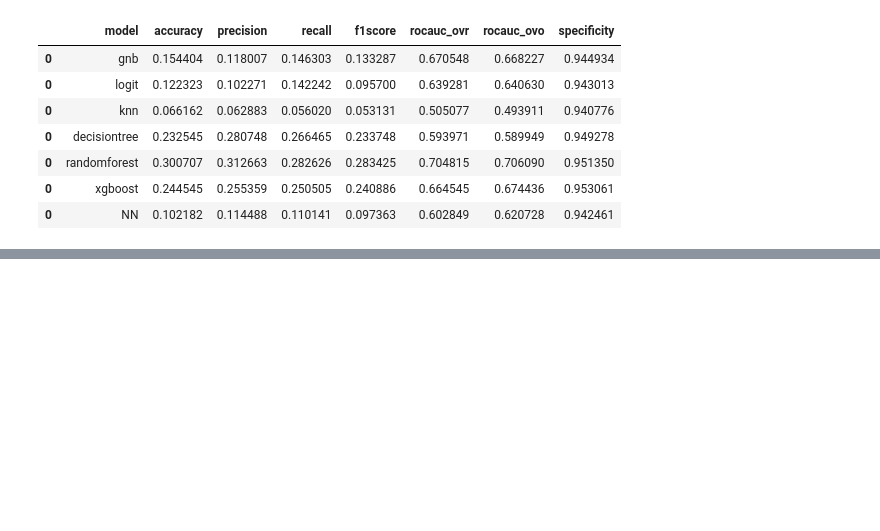
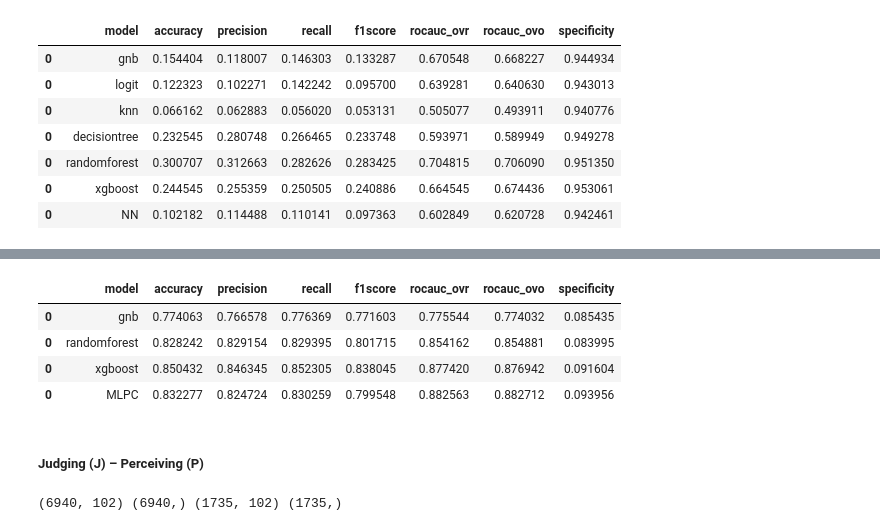
Before and after one commit to mikongame/project-final, a Jupyter notebook: your-project/3_MBTI Model building and evaluation (ML).ipynb, the cells around one changed output, grey strips where cells are left out. Cells and saved outputs as stored; diff of their text form; code cells hidden in the pictures; blank space fills up the shorter version.

```diff
--- a/your-project/3_MBTI Model building and evaluation (ML).ipynb
+++ b/your-project/3_MBTI Model building and evaluation (ML).ipynb
@@ -572,0 +703,3 @@ models_df
+# %%
+X = result_svd_vec_dimensions.drop(["type","i-e", "n-s", "t-f", "j-p"], axis=1).values
+y = result_svd_vec_dimensions["t-f"].values
@@ -572,0 +711,43 @@ models_df
+# %%
+def baseline_report(model, X_train, X_test, y_train, y_test, name):
+    strat_k_fold = StratifiedKFold(n_splits=5, shuffle=True)
+    model.fit(X_train, y_train)
+    accuracy     = np.mean(cross_val_score(model, X_train, y_train, cv=strat_k_fold, scoring='accuracy'))
+    precision    = np.mean(cross_val_score(model, X_train, y_train, cv=strat_k_fold, scoring='precision_weighted'))
+    recall       = np.mean(cross_val_score(model, X_train, y_train, cv=strat_k_fold, scoring='recall_weighted'))
+    f1score      = np.mean(cross_val_score(model, X_train, y_train, cv=strat_k_fold, scoring='f1_weighted'))
+    rocauc_ovr   = np.mean(cross_val_score(model, X_train, y_train, cv=strat_k_fold, scoring='roc_auc_ovr_weighted'))
+    rocauc_ovo   = np.mean(cross_val_score(model, X_train, y_train, cv=strat_k_fold, scoring='roc_auc_ovo_weighted'))
+    y_pred = model.predict(X_test)
+    tn, fp, fn, tp = confusion_matrix(y_pred, y_test).ravel()
+    specificity = tn / (tn+fp)
+
+    df_model = pd.DataFrame({'model'        : [name],
+                             'accuracy'     : [accuracy],
+                             'precision'    : [precision],
+                             'recall'       : [recall],
+                             'f1score'      : [f1score],
+                             'rocauc_ovr'   : [rocauc_ovr],
+                             'rocauc_ovo'   : [rocauc_ovo],
+                             'specificity'  : [specificity]
+                            })
+    return df_model
+# %%
+models = {'gnb': GaussianNB(),
+          'randomforest': RandomForestClassifier(),
+          'xgboost': GradientBoostingClassifier(),
+          'MLPC': MLPClassifier()
+         }
+# %%
+# Evaluation of models
+models_df = pd.concat([baseline_report(model, X_train, X_test, y_train, y_test, name) for (name, model) in models.items()])
+models_df.to_csv("data/output_csv/models_t-f.csv")
+models_df
+# %% [output]
+|  | model | accuracy | precision | recall | f1score | rocauc_ovr | rocauc_ovo | specificity |
+| 0 | gnb | 0.774063 | 0.766578 | 0.776369 | 0.771603 | 0.775544 | 0.774032 | 0.085435 |
+| 0 | randomforest | 0.828242 | 0.829154 | 0.829395 | 0.801715 | 0.854162 | 0.854881 | 0.083995 |
+| 0 | xgboost | 0.850432 | 0.846345 | 0.852305 | 0.838045 | 0.877420 | 0.876942 | 0.091604 |
+| 0 | MLPC | 0.832277 | 0.824724 | 0.830259 | 0.799548 | 0.882563 | 0.882712 | 0.093956 |
+# %% [markdown]
+##### Judging (J) – Perceiving (P)
@@ -572,0 +757,5 @@ models_df
+# %%
+X_train, X_test, y_train, y_test = train_test_split(X, y, random_state=42, test_size=0.2)
+print ((X_train.shape),(y_train.shape),(X_test.shape),(y_test.shape))
+# %% [output]
+(6940, 102) (6940,) (1735, 102) (1735,)
```
Also changed, not shown: parts of 35 cells of this notebook, 3 other files.
